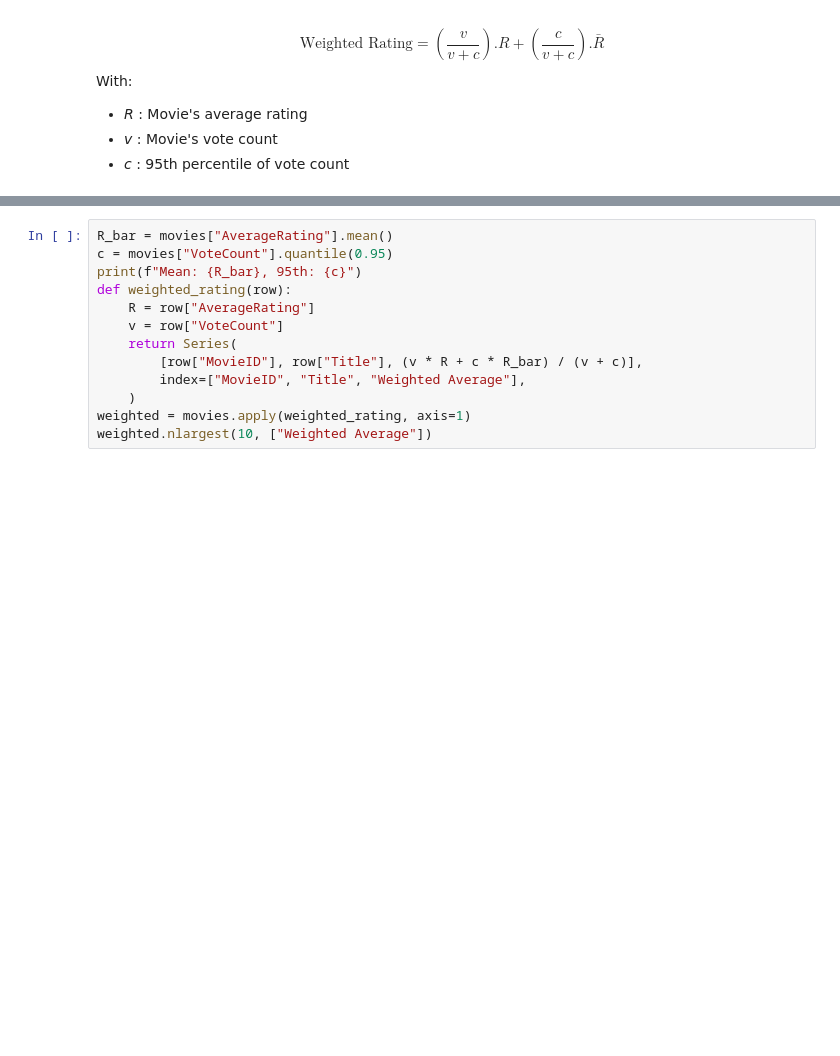
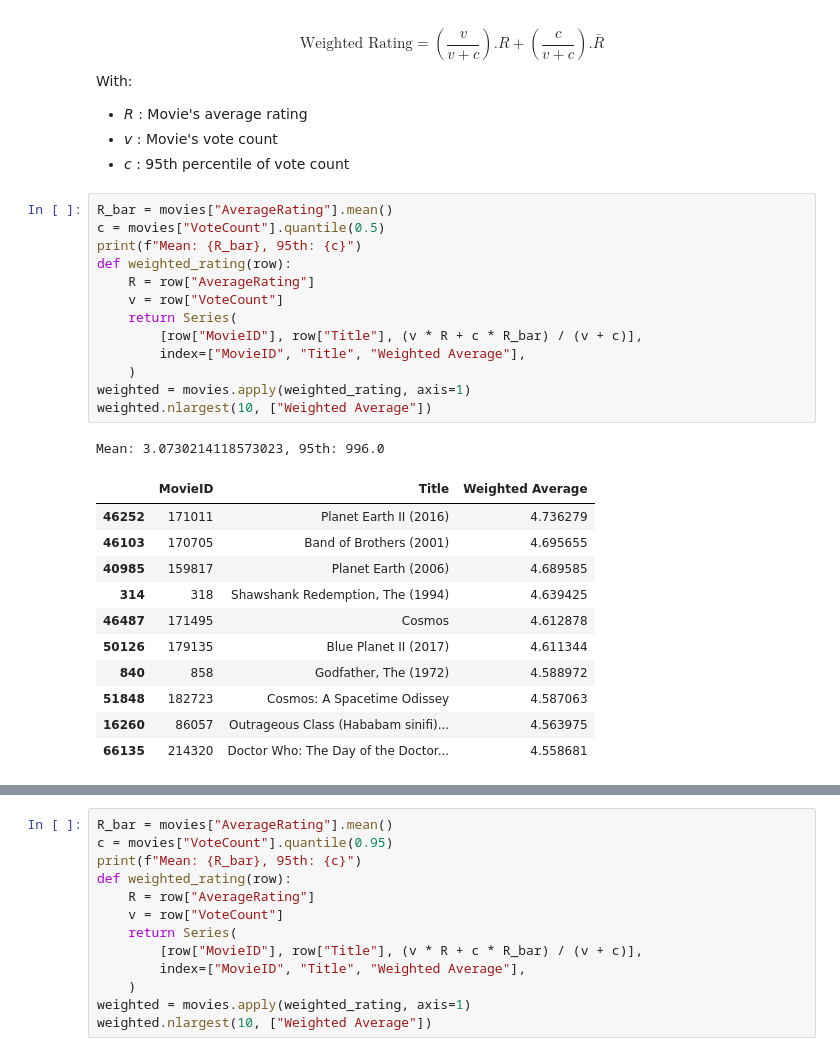
Before and after one commit to 5HoSaZ/DS-Movie-Recommender, a Jupyter notebook: notebooks/data-crawl/data_exploration.ipynb, the cells around one changed output, grey strips where cells are left out. Drawn from its saved outputs; the diff is of its cells as text; blank space fills up the shorter version.

Commit message:
choice of c in weighted average

```diff
--- a/notebooks/data-crawl/data_exploration.ipynb
+++ b/notebooks/data-crawl/data_exploration.ipynb
@@ -170,3 +170,29 @@ With:
 - *R* : Movie's average rating
 - *v* : Movie's vote count
 - *c* : 95th percentile of vote count
+# %%
+R_bar = movies["AverageRating"].mean()
+c = movies["VoteCount"].quantile(0.5)
+print(f"Mean: {R_bar}, 95th: {c}")
+def weighted_rating(row):
+    R = row["AverageRating"]
+    v = row["VoteCount"]
+    return Series(
+        [row["MovieID"], row["Title"], (v * R + c * R_bar) / (v + c)],
+        index=["MovieID", "Title", "Weighted Average"],
+    )
+weighted = movies.apply(weighted_rating, axis=1)
+weighted.nlargest(10, ["Weighted Average"])
+# %% [output]
+Mean: 3.0730214118573023, 95th: 996.0
+|  | MovieID | Title | Weighted Average |
+| 46252 | 171011 | Planet Earth II (2016) | 4.736279 |
+| 46103 | 170705 | Band of Brothers (2001) | 4.695655 |
+| 40985 | 159817 | Planet Earth (2006) | 4.689585 |
+| 314 | 318 | Shawshank Redemption, The (1994) | 4.639425 |
+| 46487 | 171495 | Cosmos | 4.612878 |
+| 50126 | 179135 | Blue Planet II (2017) | 4.611344 |
+| 840 | 858 | Godfather, The (1972) | 4.588972 |
+| 51848 | 182723 | Cosmos: A Spacetime Odissey | 4.587063 |
+| 16260 | 86057 | Outrageous Class (Hababam sinifi)... | 4.563975 |
+| 66135 | 214320 | Doctor Who: The Day of the Doctor... | 4.558681 |
```
Also changed, not shown: parts of 2 cells of this notebook.
